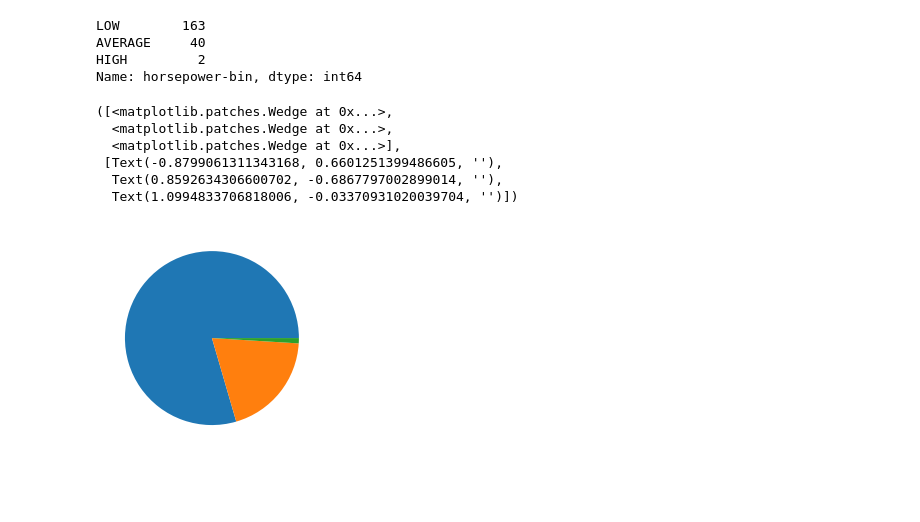
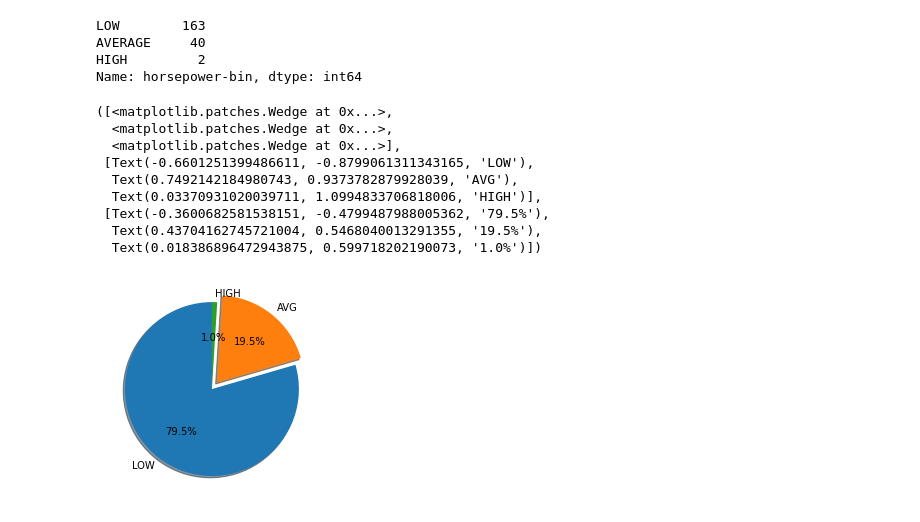
Before and after one commit to nabeelahmad2x/PBD_py, a Jupyter notebook: PBD_D3.ipynb, the cells around one changed output. Saved outputs shown, nothing was run; the diff lists cells and outputs as text; code cells hidden in the pictures; blank space fills up the shorter version.

```diff
--- a/PBD_D3.ipynb
+++ b/PBD_D3.ipynb
@@ -685,12 +909,17 @@ AVERAGE     40
 HIGH         2
 Name: horsepower-bin, dtype: int64
 # %%
-plt.pyplot.pie(df['horsepower-bin'].value_counts())
+plt.pyplot.pie(df['horsepower-bin'].value_counts(),explode=[0,0.1,0],
+               shadow=True,labels=['LOW','AVG','HIGH'],autopct='%1.1f%%',
+              startangle=90)
 # %% [output]
 ([<matplotlib.patches.Wedge at 0x...>,
   <matplotlib.patches.Wedge at 0x...>,
   <matplotlib.patches.Wedge at 0x...>],
- [Text(-0.8799061311343168, 0.6601251399486605, ''),
-  Text(0.8592634306600702, -0.6867797002899014, ''),
-  Text(1.0994833706818006, -0.03370931020039704, '')])
+ [Text(-0.6601251399486611, -0.8799061311343165, 'LOW'),
+  Text(0.7492142184980743, 0.9373782879928039, 'AVG'),
+  Text(0.03370931020039711, 1.0994833706818006, 'HIGH')],
+ [Text(-0.3600682581538151, -0.4799487988005362, '79.5%'),
+  Text(0.43704162745721004, 0.5468040013291355, '19.5%'),
+  Text(0.018386896472943875, 0.599718202190073, '1.0%')])
-[figure, old version]
+[figure, new version]
```
Also changed, not shown: parts of 114 cells of this notebook.
